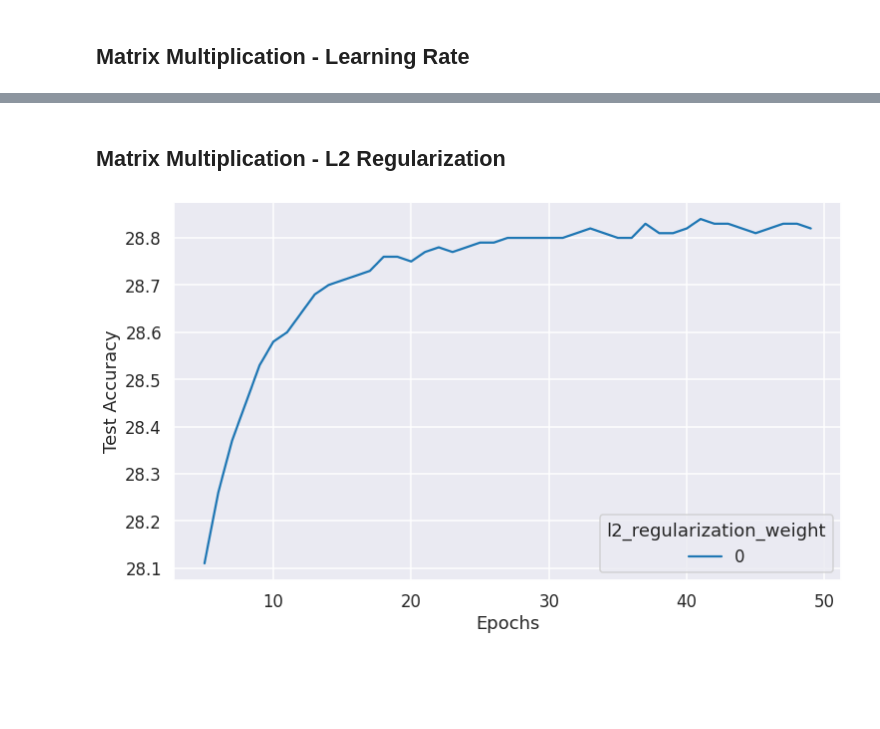
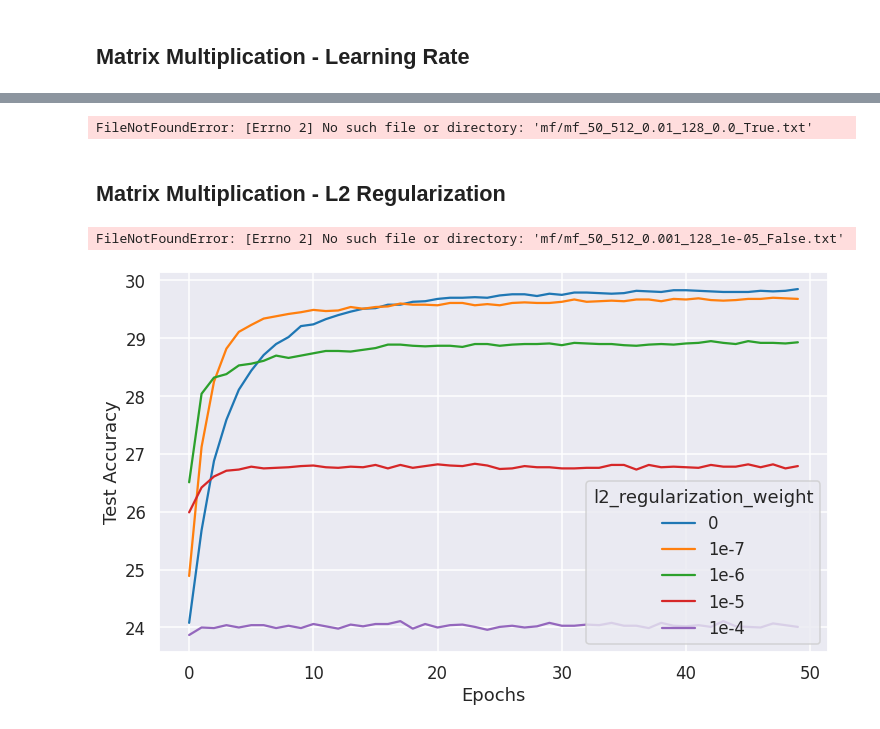
Before and after one commit to hardikp/movielens, a Jupyter notebook: logs/plot_datapoints.ipynb, the cells around one changed output, grey strips where cells are left out. Saved outputs shown, nothing was run; the diff lists cells and outputs as text; code cells hidden in the pictures; blank space fills up the shorter version.

```diff
--- a/logs/plot_datapoints.ipynb
+++ b/logs/plot_datapoints.ipynb
@@ -111,15 +152,36 @@ plot_multiple_epochs(labels, file_keys, 5, 'learning_rate')
+# %%
+labels = ['0.01', '0.001', '0.0001']
+file_keys = [
+    'mf_50_512_0.01_128_0.0_True',
+    'mf_50_512_0.001_128_0.0_True',
+    'mf_50_512_0.0001_128_0.0_True',
+]
+plot_multiple_epochs(labels, file_keys, 5, 'learning_rate')
+# %% [output]
+FileNotFoundError: [Errno 2] No such file or directory: 'mf/mf_50_512_0.01_128_0.0_True.txt'
 # %% [markdown]
 ## Matrix Multiplication - L2 Regularization
 # %%
 labels = ['0', '1e-7', '1e-6', '1e-5', '1e-4']
-labels = ['0']
 file_keys = [
     'mf_50_512_0.001_128_0.0_False',
-#     'mf_50_512_0.001_128_1e-7_False',
-#     'mf_50_512_0.001_128_1e-6_False',
-#     'mf_50_512_0.001_128_1e-5_False',
-#     'mf_50_512_0.001_128_0.0001_False',
+    'mf_50_512_0.001_128_1e-7_False',
+    'mf_50_512_0.001_128_1e-6_False',
+    'mf_50_512_0.001_128_1e-5_False',
+    'mf_50_512_0.001_128_0.0001_False',
 ]
 plot_multiple_epochs(labels, file_keys, 5, 'l2_regularization_weight')
 # %% [output]
-[figure, removed]
+FileNotFoundError: [Errno 2] No such file or directory: 'mf/mf_50_512_0.001_128_1e-05_False.txt'
+# %%
+labels = ['0', '1e-7', '1e-6', '1e-5', '1e-4']
+file_keys = [
+    'mf_50_512_0.001_128_0.0_True',
+    'mf_50_512_0.001_128_1e-7_True',
+    'mf_50_512_0.001_128_1e-6_True',
+    'mf_50_512_0.001_128_1e-5_True',
+    'mf_50_512_0.001_128_0.0001_True',
+]
+plot_multiple_epochs(labels, file_keys, 0, 'l2_regularization_weight')
+# %% [output]
+[figure, added]
```
Also changed, not shown: parts of 4 cells of this notebook, 12 other files.
